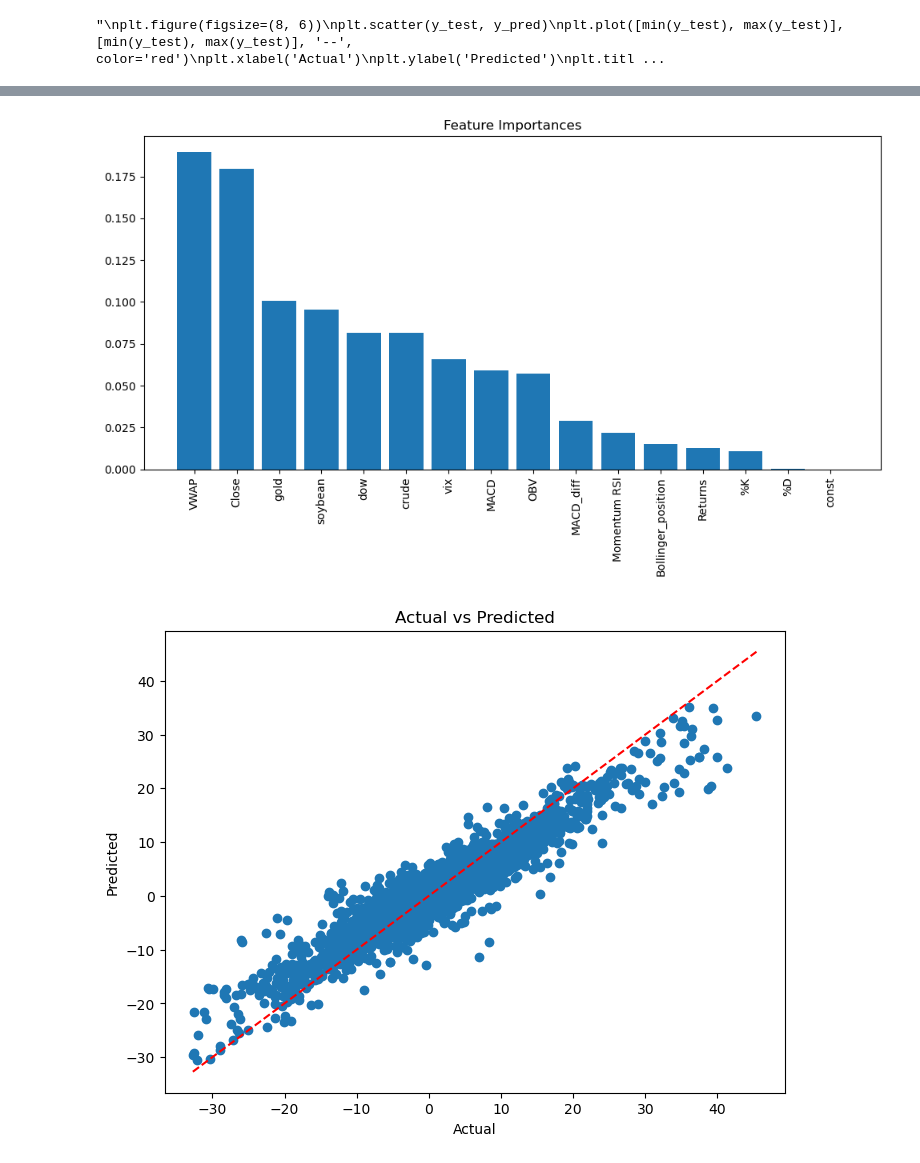
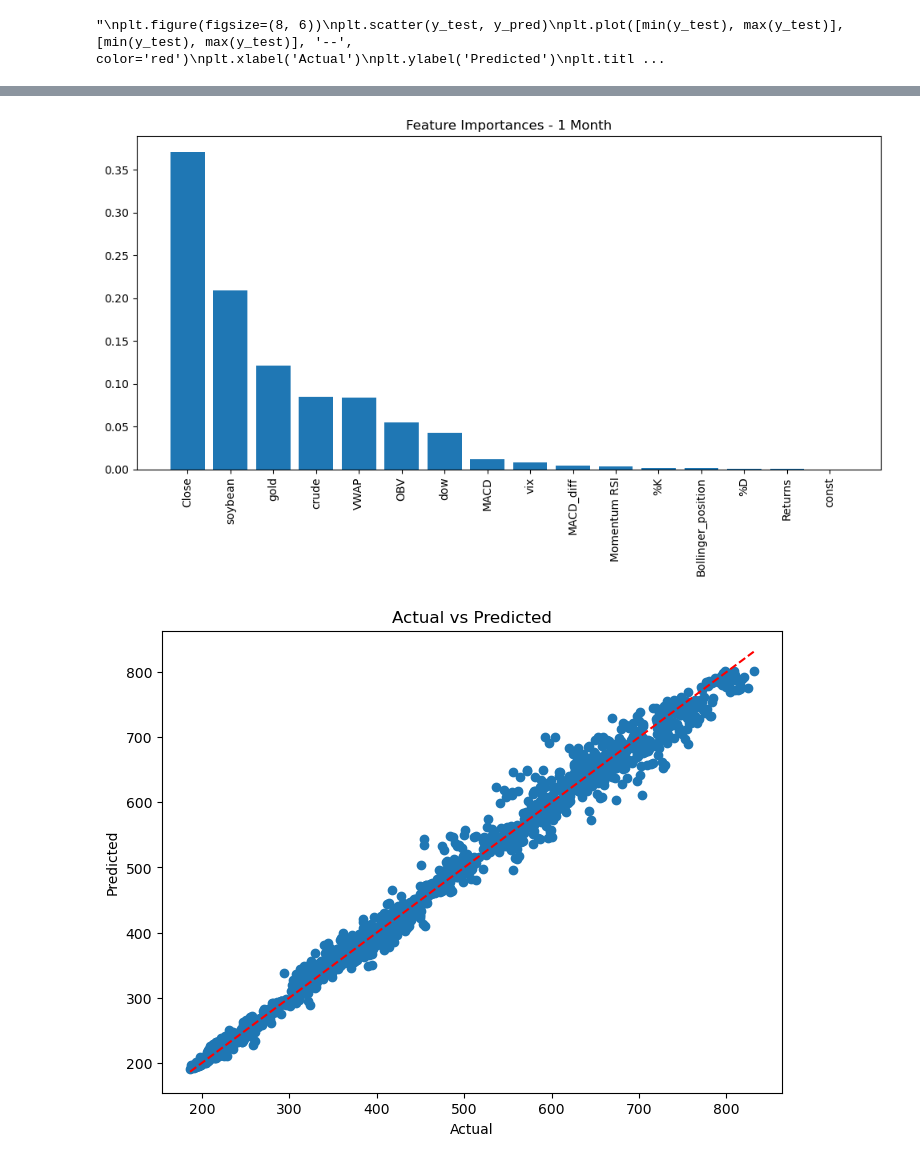
Before and after one commit to aadit-bhatia/maizerunner, a Jupyter notebook: single_security_strat.ipynb, the cells around one changed output, grey strips where cells are left out. Saved outputs shown, nothing was run; the diff lists cells and outputs as text; code cells hidden in the pictures.

```diff
--- a/single_security_strat.ipynb
+++ b/single_security_strat.ipynb
@@ -135,9 +135,13 @@ for i, df in enumerate(dfs_list):
     # Daily Returns
     df.index = df.index.date
     df['Returns'] = df['Close'].pct_change() * 100
+    df['Next Day Returns'] = df['Returns'].shift(-1)
 
     df['Month Returns'] = df['Close'].pct_change(periods = 28) * 100
     df['Month Returns'] = df['Month Returns'].shift(-28)
+    #next week price
+    df['Week Price'] = df['Close'].shift(-5)
+    df['Month Price'] = df['Close'].shift(-28)
 
     #Relative Strength Index
     df['Momentum RSI'] = ta.rsi(df['Close'], length=14)
@@ -175,10 +179,10 @@ for i, df in enumerate(dfs_list):
     df = pd.merge(df, crude_df['crude'], left_index=True, right_index=True)
     df = pd.merge(df, soybean_df['soybean'], left_index=True, right_index=True)
 
+    print(df)
 
     df = df.dropna()
     dfs_list[i] = df  # Assign the modified df back to the list
-    print (df.head())
 
 dfs_dct = dict(zip(codes_list, dfs_list))
 # %% [output]
@@ -277,3 +208,16 @@ Mean Squared Error(MSE): 91.59
+# %%
+#OLS
+    #Specifying Axes
+x_vars = ['Returns', 'Momentum RSI', 'Close','MACD','MACD_diff','Bollinger_position','OBV','%K','%D','VWAP','vix','dow','gold','crude','soybean']
+X = merged_df.loc[:, x_vars] #Selecting only from merged_df
+y = merged_df['Week Price']
+
+    #Training and Testing Data
+X_train, X_test, y_train, y_test = train_test_split(X, y, test_size=0.5, random_state=42)
+
+    # Add constant term to X_train and X_test
+X_train = sm.add_constant(X_train)
+X_test = sm.add_constant(X_test)
 # %%
 #Objective function for grid search in Random Forest
 #optuna intelligently grid searches across params in params{}
@@ -317,11 +261,11 @@ study.optimize(objective, n_trials=30)
 best_params = study.best_params
 
 # Train the model with the best hyperparameters
-rf_best = RandomForestRegressor(**best_params, random_state=42)
-rf_best.fit(X_train, y_train)
+rf_best_month = RandomForestRegressor(**best_params, random_state=42)
+rf_best_month.fit(X_train, y_train)
 
 # Evaluate the model
-y_pred = rf_best.predict(X_test)
+y_pred = rf_best_month.predict(X_test)
 mae = mean_absolute_error(y_test, y_pred)
 rmse = root_mean_squared_error(y_test, y_pred)
 mse = mean_squared_error(y_test, y_pred)
@@ -333,23 +299,34 @@ print(f"Mean Squared Error(MSE): {mse:.2f}")
 # %%
 
 # Visualization: Feature Importance
-feature_importances = rf_best.feature_importances_
+feature_importances = rf_best_month.feature_importances_
 sorted_indices = np.argsort(feature_importances)[::-1]
 plt.figure(figsize=(10, 6))
-plt.title("Feature Importances")
+plt.title("Feature Importances - 1 Month")
 plt.bar(range(X_train.shape[1]), feature_importances[sorted_indices], align="center")
 plt.xticks(range(X_train.shape[1]), X_train.columns[sorted_indices], rotation=90)
 plt.tight_layout()
 plt.show()
 
 # Visualization: Actual vs Predicted
 plt.figure(figsize=(8, 6))
 plt.scatter(y_test, y_pred)
 plt.plot([min(y_test), max(y_test)], [min(y_test), max(y_test)], '--', color='red')
 plt.xlabel('Actual')
 plt.ylabel('Predicted')
 plt.title('Actual vs Predicted')
 plt.show()
+
+y_pred_full = rf_best_month.predict(X_full)
+
+plt.figure(figsize=(12, 6))
+plt.plot(merged_df.index, y, label='Actual')
+plt.plot(merged_df.index, y_pred_full, label='Predicted')
+plt.title('Time Series of Actual vs Predicted Next Week Price')
+plt.xlabel('Date')
+plt.ylabel('Month Returns')
+plt.legend()
+plt.show()
 # %% [output]
-[figure, old version]
+[figure, new version]
-[figure, old version]
+[figure, new version]
```
Also changed, not shown: parts of 7 cells of this notebook.
